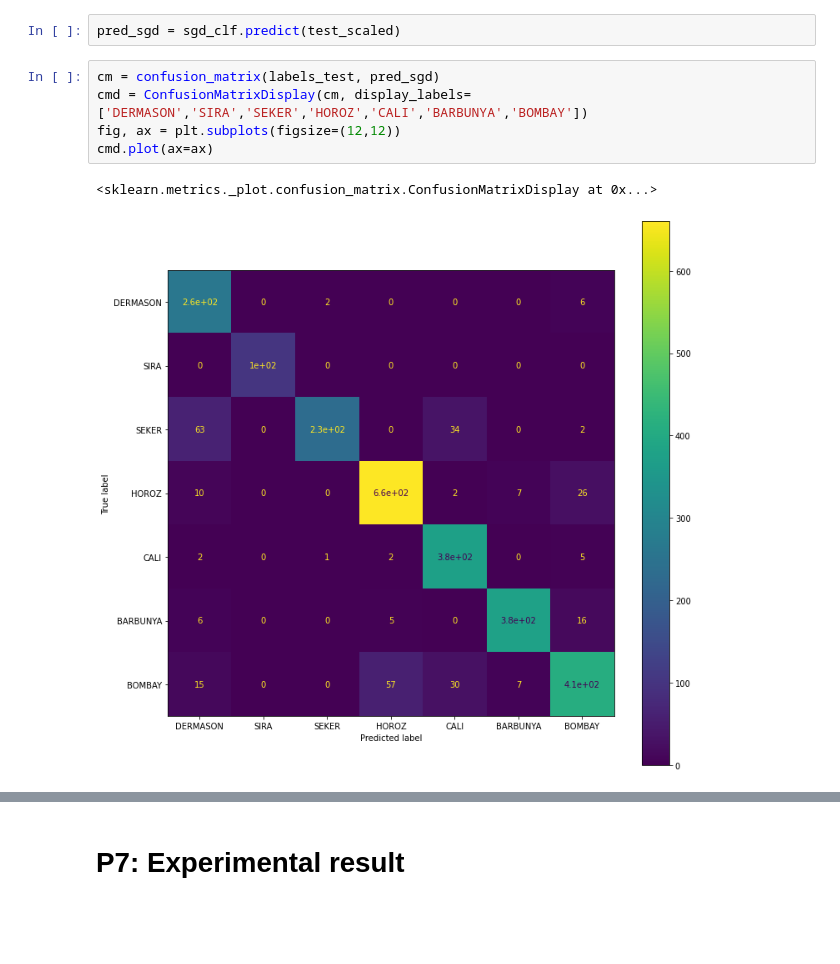
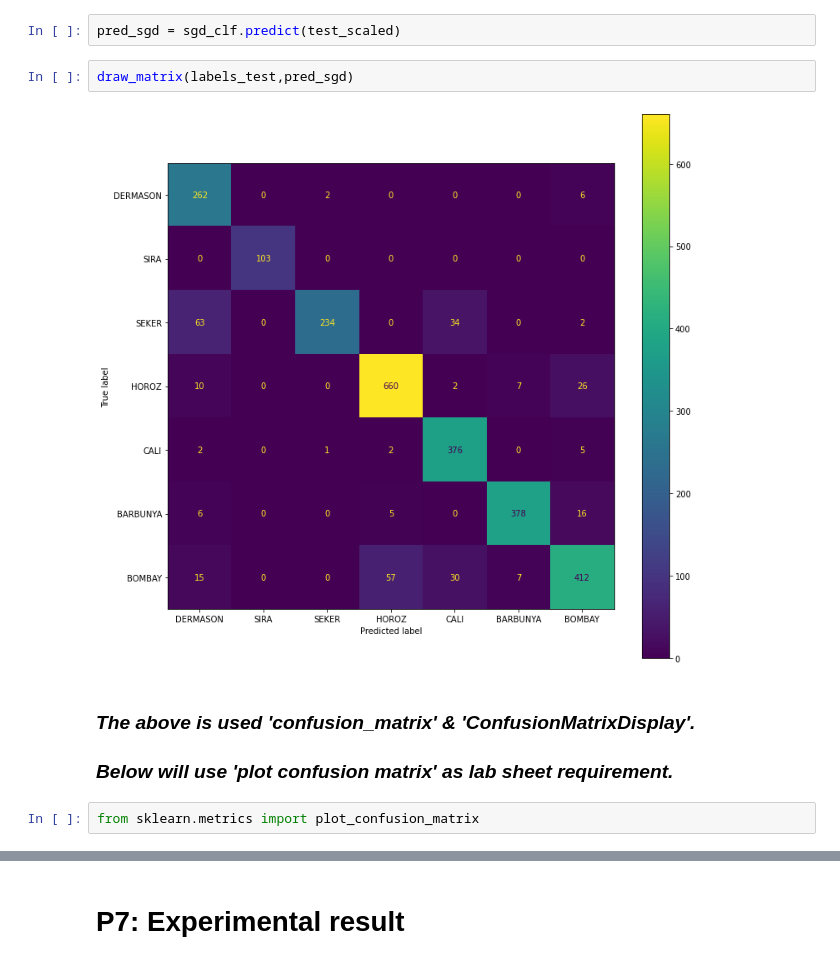
Before and after one commit to tom9672/CITS5508_MachineLearning, a Jupyter notebook: lab02/lab02.ipynb, the cells around one changed output, grey strips where cells are left out. Saved outputs shown, nothing was run; the diff lists cells and outputs as text; blank space fills up the shorter version.

```diff
--- a/lab02/lab02.ipynb
+++ b/lab02/lab02.ipynb
@@ -132,11 +138,13 @@ SGDClassifier(alpha=0.0001, average=False, class_weight=None,
               validation_fraction=0.1, verbose=0, warm_start=False)
 # %%
 pred_sgd = sgd_clf.predict(test_scaled)
-# %%
-cm = confusion_matrix(labels_test, pred_sgd)
-cmd = ConfusionMatrixDisplay(cm, display_labels=['DERMASON','SIRA','SEKER','HOROZ','CALI','BARBUNYA','BOMBAY'])
-fig, ax = plt.subplots(figsize=(12,12))
-cmd.plot(ax=ax)
-# %% [output]
-<sklearn.metrics._plot.confusion_matrix.ConfusionMatrixDisplay at 0x...>
-[figure, removed]
+# %%
+draw_matrix(labels_test,pred_sgd)
+# %% [output]
+[figure, added]
+# %% [markdown]
+### *The above is used 'confusion_matrix' & 'ConfusionMatrixDisplay'.*
+
+### *Below will use 'plot confusion matrix' as lab sheet requirement.*
+# %%
+from sklearn.metrics import plot_confusion_matrix
```
Also changed, not shown: parts of 6 cells of this notebook, 2 other files.
